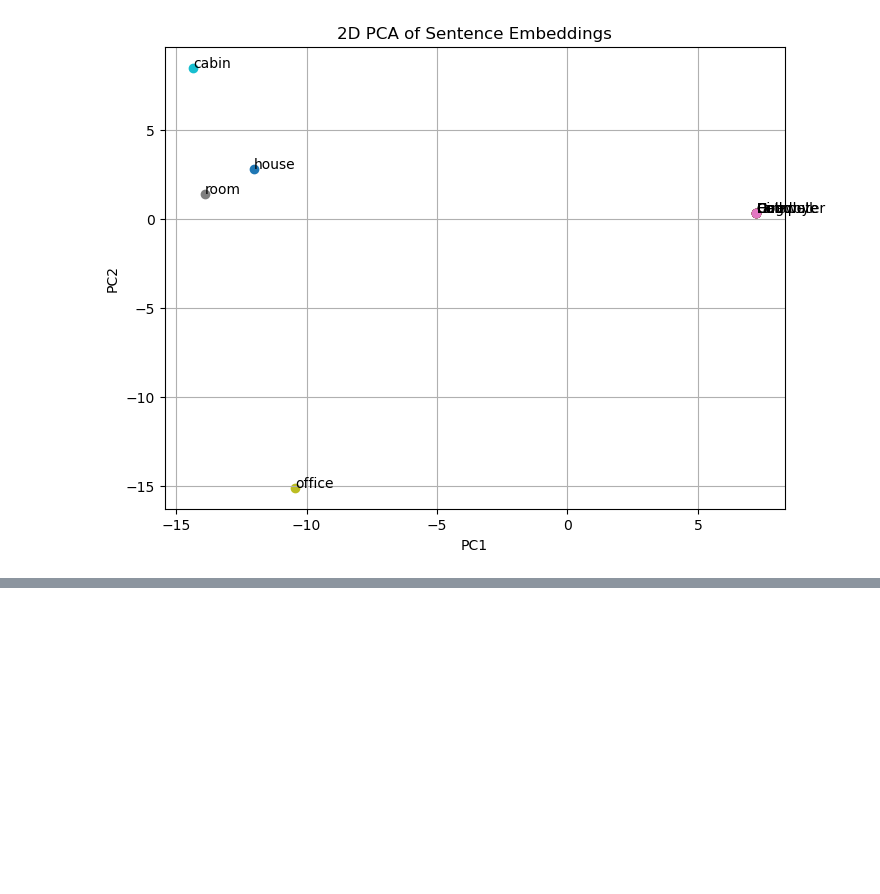
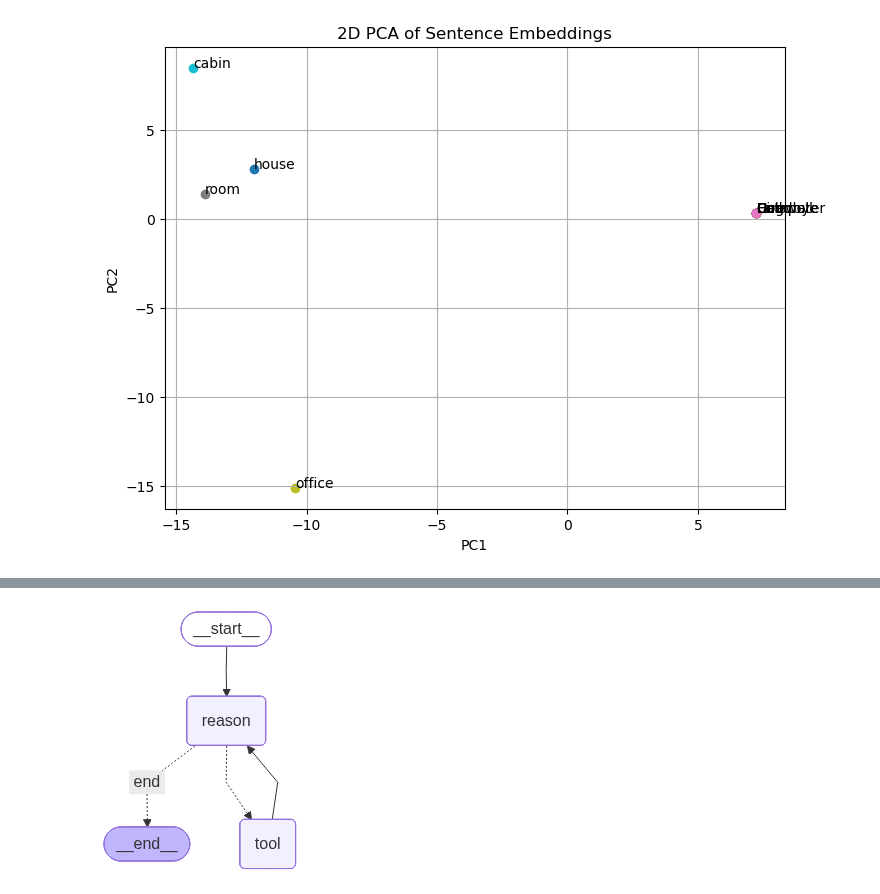
Before and after one commit to pakarthikstudent/OU_AgenticAI_Feb_26, a Jupyter notebook: DAY3/AI-DAY3.ipynb, the cells around one changed output, grey strips where cells are left out. Drawn from its saved outputs; the diff is of its cells as text; code cells hidden in the pictures; blank space fills up the shorter version.

```diff
--- a/DAY3/AI-DAY3.ipynb
+++ b/DAY3/AI-DAY3.ipynb
@@ -574,0 +640,9 @@ State --- user defined class
+# %%
+while True:
+    thought = llm(messages)
+    if thought -->use tool:
+        observation = tool.run()
+        messages.append(observation)
+    else:
+        Answer ->OK
+        break
@@ -574,0 +696,7 @@ State --- user defined class
+# %%
+class AgentState(TypedDict):
+    messages: Annotated[list,operator.add]
+    tool_result: str
+# %%
+search_tool = DuckDuckGoSearchRun()
+llm_obj = ChatGroq(model="llama-3.1-8b-instant",api_key=os.getenv('GROQ_API_KEY'))
@@ -574,0 +841,5 @@ State --- user defined class
+# %%
+from IPython.display import Image,display
+display(Image(app.get_graph().draw_mermaid_png()))
+# %% [output]
+[figure, added]
```
Also changed, not shown: parts of 11 cells of this notebook.
